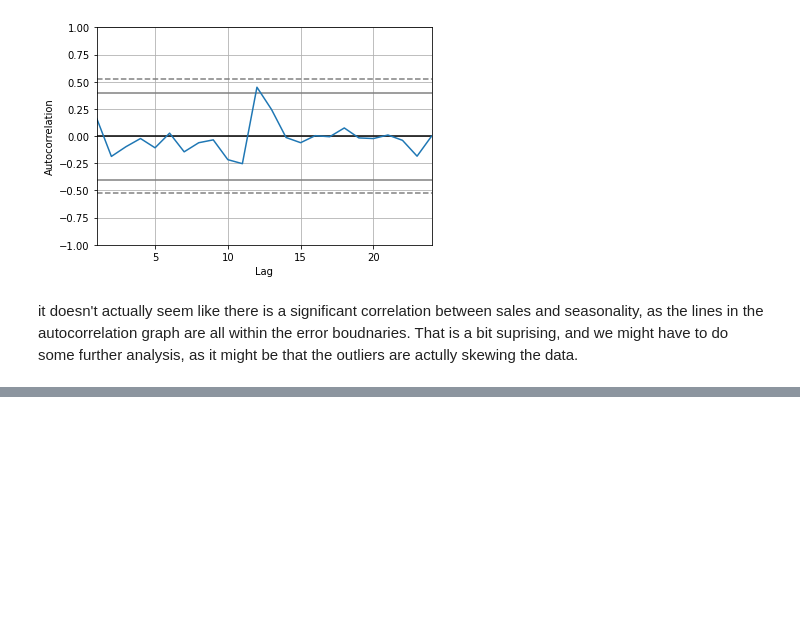
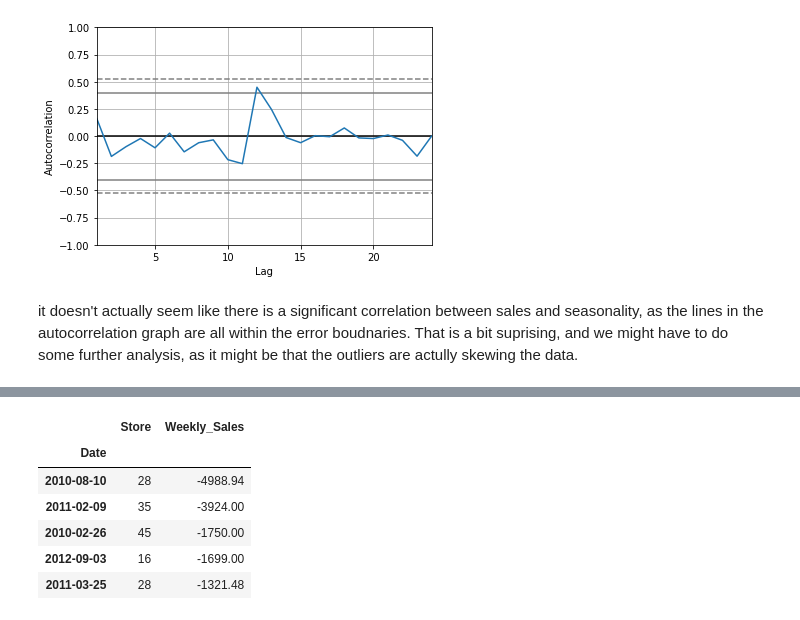
Before and after one commit to guedanie/retail-time-series-project, a Jupyter notebook: retail-time-series-analysis.ipynb, the cells around one changed output, grey strips where cells are left out. Saved outputs shown, nothing was run; the diff lists cells and outputs as text; code cells hidden in the pictures; blank space fills up the shorter version.

```diff
--- a/retail-time-series-analysis.ipynb
+++ b/retail-time-series-analysis.ipynb
@@ -311,0 +304,10 @@ AttributeError: 'DatetimeIndex' object has no attribute 'resample'
+# %%
+df[["Store", "Weekly_Sales"]].nsmallest(5, columns="Weekly_Sales")
+# %% [output]
+|  | Store | Weekly_Sales |
+| Date |  |  |
+| 2010-08-10 | 28 | -4988.94 |
+| 2011-02-09 | 35 | -3924.00 |
+| 2010-02-26 | 45 | -1750.00 |
+| 2012-09-03 | 16 | -1699.00 |
+| 2011-03-25 | 28 | -1321.48 |
```
Also changed, not shown: parts of 7 cells of this notebook.
